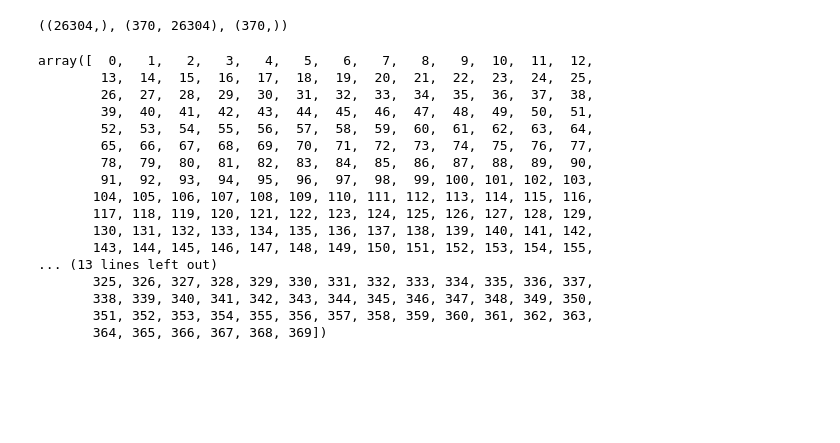
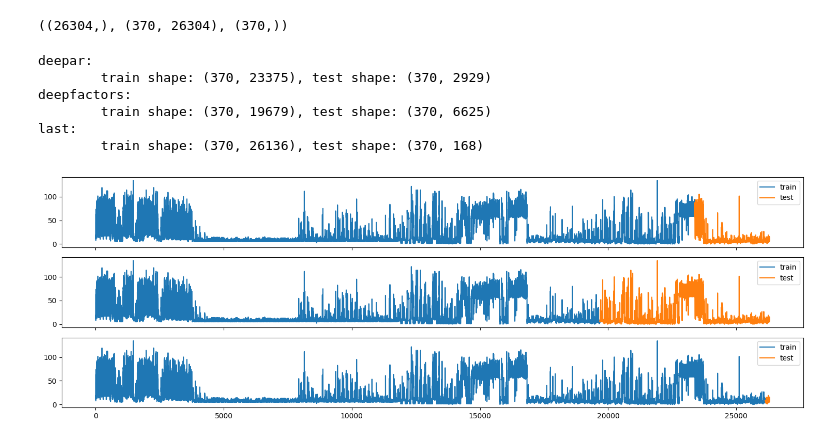
Before and after one commit to FinnAlberts/attention_analysis, a Jupyter notebook: notebooks/visualize_datasets.ipynb, the cells around one changed output. Saved outputs shown, nothing was run; the diff lists cells and outputs as text; code cells hidden in the pictures; blank space fills up the shorter version.

```diff
--- a/notebooks/visualize_datasets.ipynb
+++ b/notebooks/visualize_datasets.ipynb
@@ -489,21 +534,32 @@ data.dates.shape, data.values.shape, data.ids.shape
 # %% [output]
 ((26304,), (370, 26304), (370,))
 # %%
+splits = {
+    # https://arxiv.org/pdf/1704.04110.pdf
+    'deepar': '2014-08-31 23',
+    # Figure B.5 http://proceedings.mlr.press/v97/wang19k/wang19k-supp.pdf
+    'deepfactors': '2014-03-30 23',
+    # last 7 days
+    'last': '2014-12-25 00'
+}
+
+fig, axes = plt.subplots(len(splits), 1, figsize=(5*len(splits), 5), sharex=True)
+
+for ax, (name, split) in zip(axes, splits.items()):
+
+    train, test = data.split_by_date(split)
+    print(f"{name}: \n\ttrain shape: {train.values.shape}, test shape: {test.values.shape}")
+    ax.plot(range(train.values.shape[1]), train.values[0], label='train')
+    ax.plot(range(train.values.shape[1], train.values.shape[1] + test.values.shape[1]), test.values[0], label='test')
+    ax.legend()
+
+
+plt.tight_layout()
 # %% [output]
-array([  0,   1,   2,   3,   4,   5,   6,   7,   8,   9,  10,  11,  12,
-        13,  14,  15,  16,  17,  18,  19,  20,  21,  22,  23,  24,  25,
-        26,  27,  28,  29,  30,  31,  32,  33,  34,  35,  36,  37,  38,
-        39,  40,  41,  42,  43,  44,  45,  46,  47,  48,  49,  50,  51,
-        52,  53,  54,  55,  56,  57,  58,  59,  60,  61,  62,  63,  64,
-        65,  66,  67,  68,  69,  70,  71,  72,  73,  74,  75,  76,  77,
-        78,  79,  80,  81,  82,  83,  84,  85,  86,  87,  88,  89,  90,
-        91,  92,  93,  94,  95,  96,  97,  98,  99, 100, 101, 102, 103,
-       104, 105, 106, 107, 108, 109, 110, 111, 112, 113, 114, 115, 116,
-       117, 118, 119, 120, 121, 122, 123, 124, 125, 126, 127, 128, 129,
-       130, 131, 132, 133, 134, 135, 136, 137, 138, 139, 140, 141, 142,
-       143, 144, 145, 146, 147, 148, 149, 150, 151, 152, 153, 154, 155,
-... (13 lines left out)
-       325, 326, 327, 328, 329, 330, 331, 332, 333, 334, 335, 336, 337,
-       338, 339, 340, 341, 342, 343, 344, 345, 346, 347, 348, 349, 350,
-       351, 352, 353, 354, 355, 356, 357, 358, 359, 360, 361, 362, 363,
-       364, 365, 366, 367, 368, 369])
+deepar:
+        train shape: (370, 23375), test shape: (370, 2929)
+deepfactors:
+        train shape: (370, 19679), test shape: (370, 6625)
+last:
+        train shape: (370, 26136), test shape: (370, 168)
+[figure, added]
```
Also changed, not shown: parts of 12 cells of this notebook, 7 other files.
